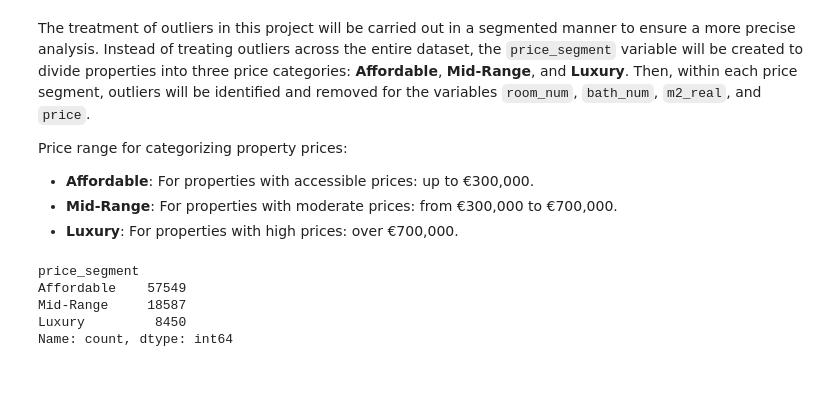
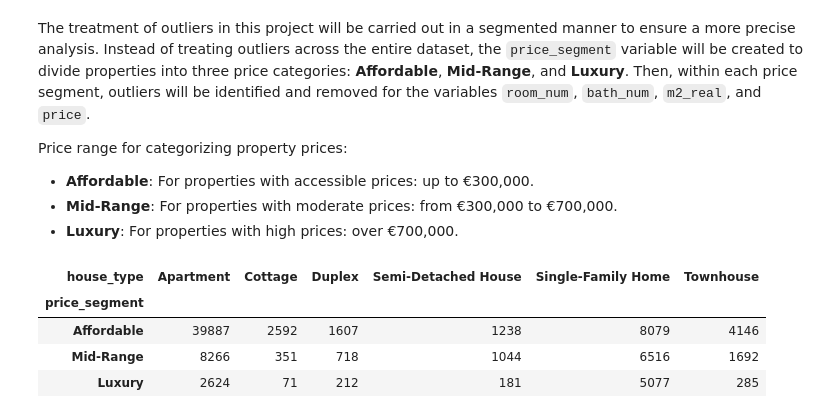
Before and after one commit to fer78/Data-Analytics-Final-Portfolio-Project, a Jupyter notebook: Data-Analytics-Final-Portfolio-Project.ipynb, the cells around one changed output. Saved outputs shown, nothing was run; the diff lists cells and outputs as text; code cells hidden in the pictures; blank space fills up the shorter version.

```diff
--- a/Data-Analytics-Final-Portfolio-Project.ipynb
+++ b/Data-Analytics-Final-Portfolio-Project.ipynb
@@ -1122,12 +1120,13 @@ labels = ['Affordable', 'Mid-Range', 'Luxury']
 
 # Create the categorical variable
 processed_data.loc[:, 'price_segment'] = pd.cut(processed_data['price'], bins=bins, labels=labels)
-# %%
-# Verifying
-processed_data['price_segment'].value_counts()
-# %% [output]
-price_segment
-Affordable    57549
-Mid-Range     18587
-Luxury         8450
-Name: count, dtype: int64
+# %%
+# Housing type information by price segment
+count_df = processed_data.groupby(['price_segment', 'house_type'], observed=False).size().unstack(fill_value=0)
+count_df
+# %% [output]
+| house_type | Apartment | Cottage | Duplex | Semi-Detached House | Single-Family Home | Townhouse |
+| price_segment |  |  |  |  |  |  |
+| Affordable | 39887 | 2592 | 1607 | 1238 | 8079 | 4146 |
+| Mid-Range | 8266 | 351 | 718 | 1044 | 6516 | 1692 |
+| Luxury | 2624 | 71 | 212 | 181 | 5077 | 285 |
```
Also changed, not shown: parts of 8 cells of this notebook.
